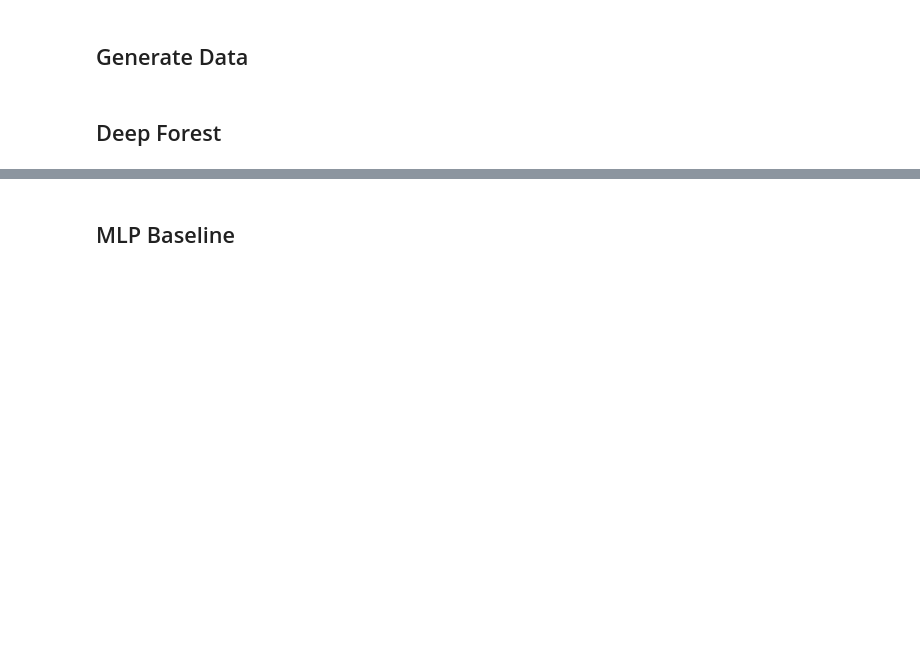
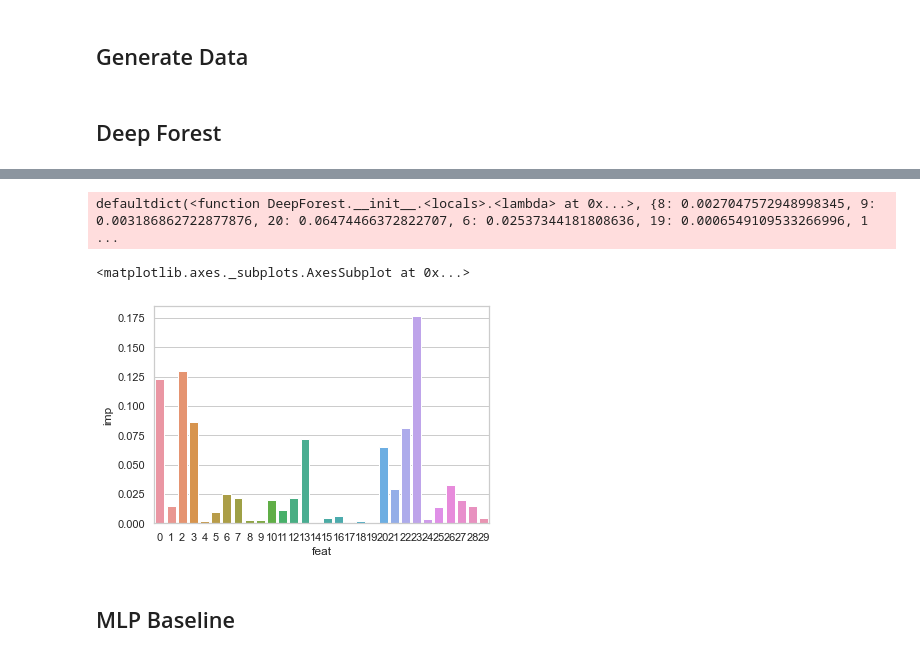
Before and after one commit to shalinkpatel/Deep-Forest, a Jupyter notebook: code/breast/benchmark.ipynb, the cells around one changed output, grey strips where cells are left out. Saved outputs shown, nothing was run; the diff lists cells and outputs as text; code cells hidden in the pictures; blank space fills up the shorter version.

```diff
--- a/code/breast/benchmark.ipynb
+++ b/code/breast/benchmark.ipynb
@@ -46,3 +46,16 @@ FINAL ACC: tensor(0.9772)
+# %%
+imp = model.compute_importance(x)
+print()
+print(imp)
+# %% [output]
+defaultdict(<function DeepForest.__init__.<locals>.<lambda> at 0x...>, {8: 0.0027047572948998345, 9: 0.003186862722877876, 20: 0.06474466372822707, 6: 0.02537344181808636, 19: 0.0006549109533266996, 1 ...
+# %%
+import pandas as pd
+data = pd.DataFrame({"feat": list(imp.keys()), "imp": list(imp.values())})
+sns.barplot(x="feat", y="imp", data=data)
+# %% [output]
+<matplotlib.axes._subplots.AxesSubplot at 0x...>
+[figure, added]
 # %% [markdown]
 ## MLP Baseline
 # %%
```
Also changed, not shown: parts of 3 cells of this notebook, 4 other files.
